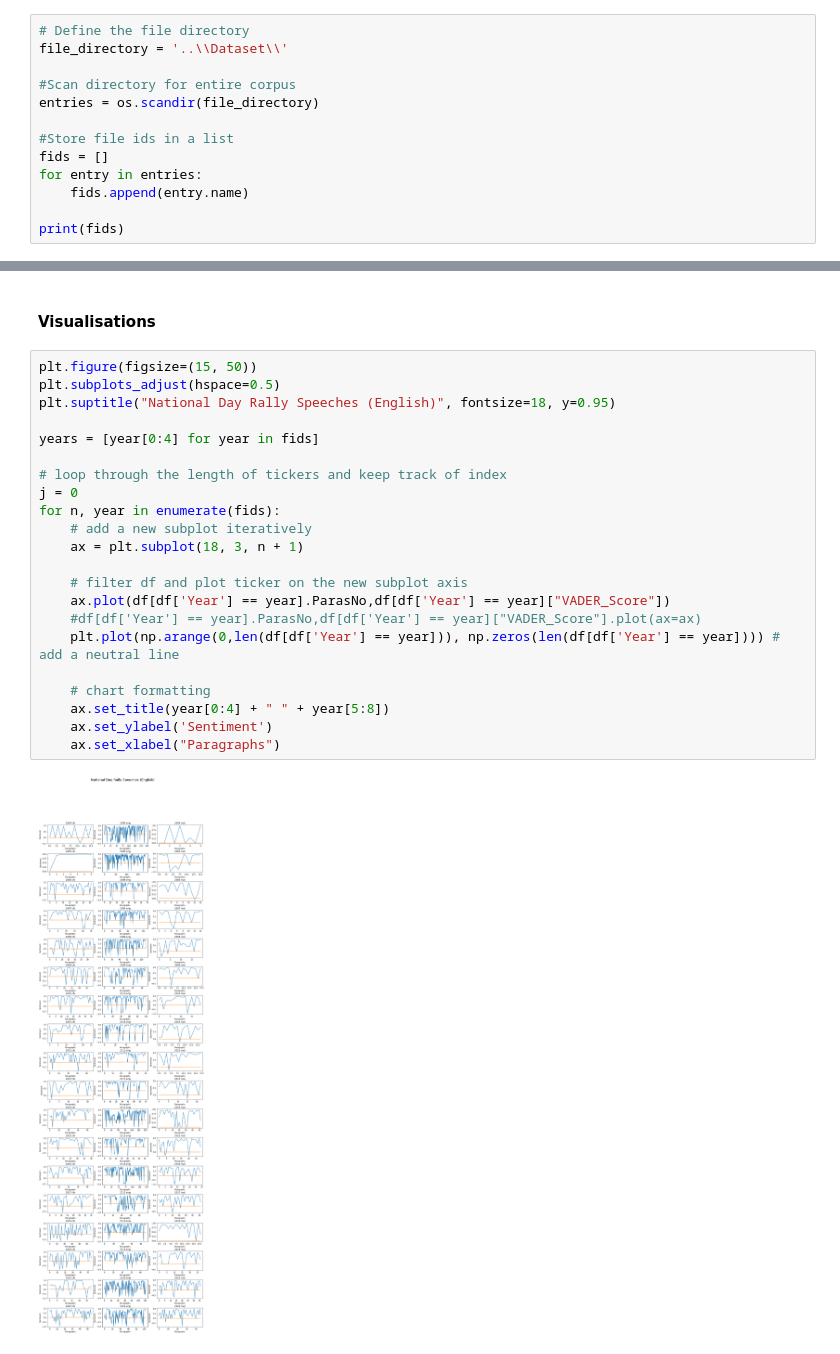
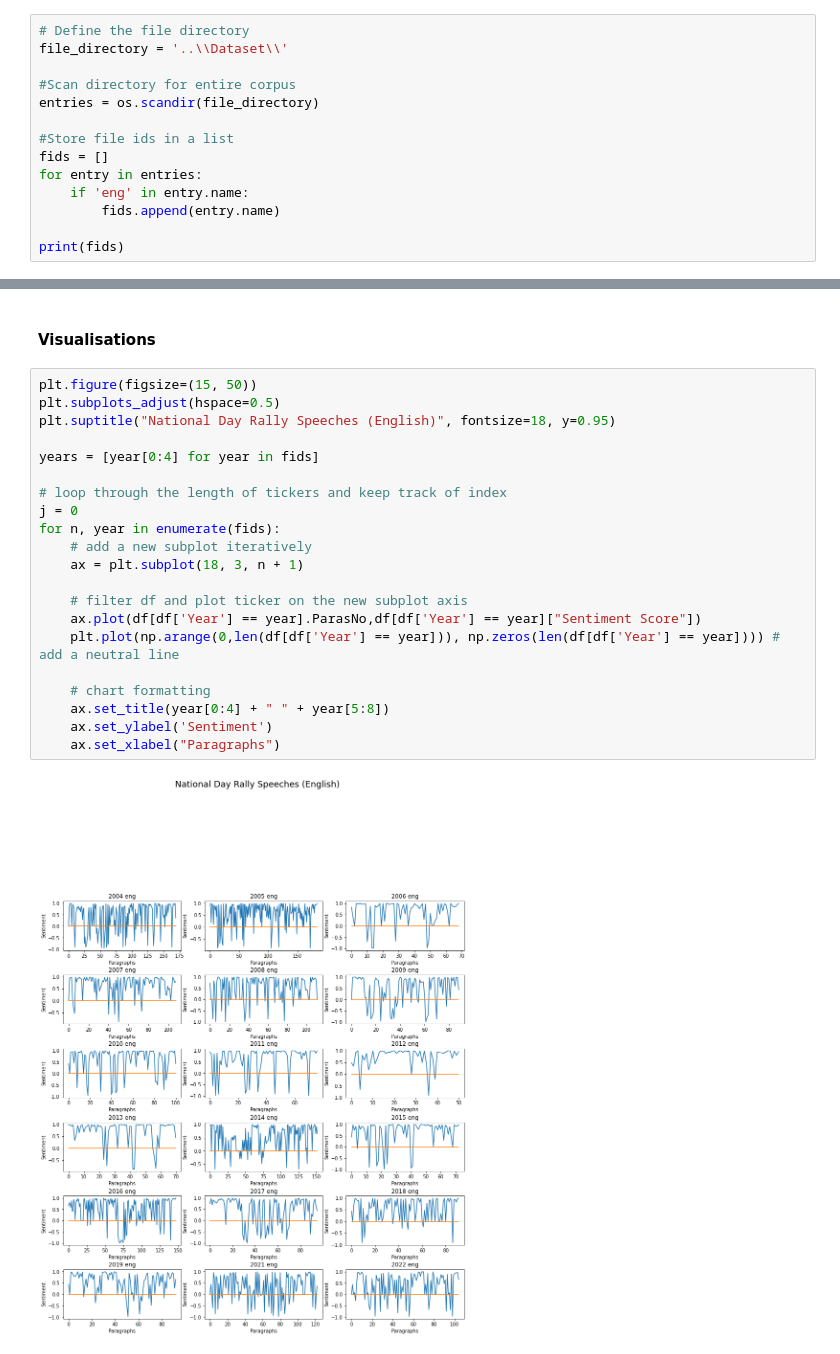
Before and after one commit to wesleydjingga/ISSS609-TAA-2022, a Jupyter notebook: Code/3aii. Sentiment_Analysis_Vader.ipynb, the cells around one changed output, grey strips where cells are left out. Cells and saved outputs as stored; diff of their text form.

```diff
--- a/Code/3aii. Sentiment_Analysis_Vader.ipynb
+++ b/Code/3aii. Sentiment_Analysis_Vader.ipynb
@@ -28,7 +23,8 @@ entries = os.scandir(file_directory)
 #Store file ids in a list
 fids = []
 for entry in entries:
-    fids.append(entry.name)
+    if 'eng' in entry.name:
+        fids.append(entry.name)
 
 print(fids)
 # %% [output]
@@ -158,24 +144,23 @@ df_results.to_csv('sentiment_score_overall.csv')
 # %%
 plt.figure(figsize=(15, 50))
 plt.subplots_adjust(hspace=0.5)
 plt.suptitle("National Day Rally Speeches (English)", fontsize=18, y=0.95)
 
 years = [year[0:4] for year in fids]
 
 # loop through the length of tickers and keep track of index
 j = 0
 for n, year in enumerate(fids):
     # add a new subplot iteratively
     ax = plt.subplot(18, 3, n + 1)
 
     # filter df and plot ticker on the new subplot axis
-    ax.plot(df[df['Year'] == year].ParasNo,df[df['Year'] == year]["VADER_Score"])
-    #df[df['Year'] == year].ParasNo,df[df['Year'] == year]["VADER_Score"].plot(ax=ax)
+    ax.plot(df[df['Year'] == year].ParasNo,df[df['Year'] == year]["Sentiment Score"])
     plt.plot(np.arange(0,len(df[df['Year'] == year])), np.zeros(len(df[df['Year'] == year]))) # add a neutral line
 
     # chart formatting
     ax.set_title(year[0:4] + " " + year[5:8])
     ax.set_ylabel('Sentiment')
     ax.set_xlabel("Paragraphs")
 # %% [output]
-[figure, old version]
+[figure, new version]
```
Also changed, not shown: parts of 21 cells of this notebook, 4 other files.
